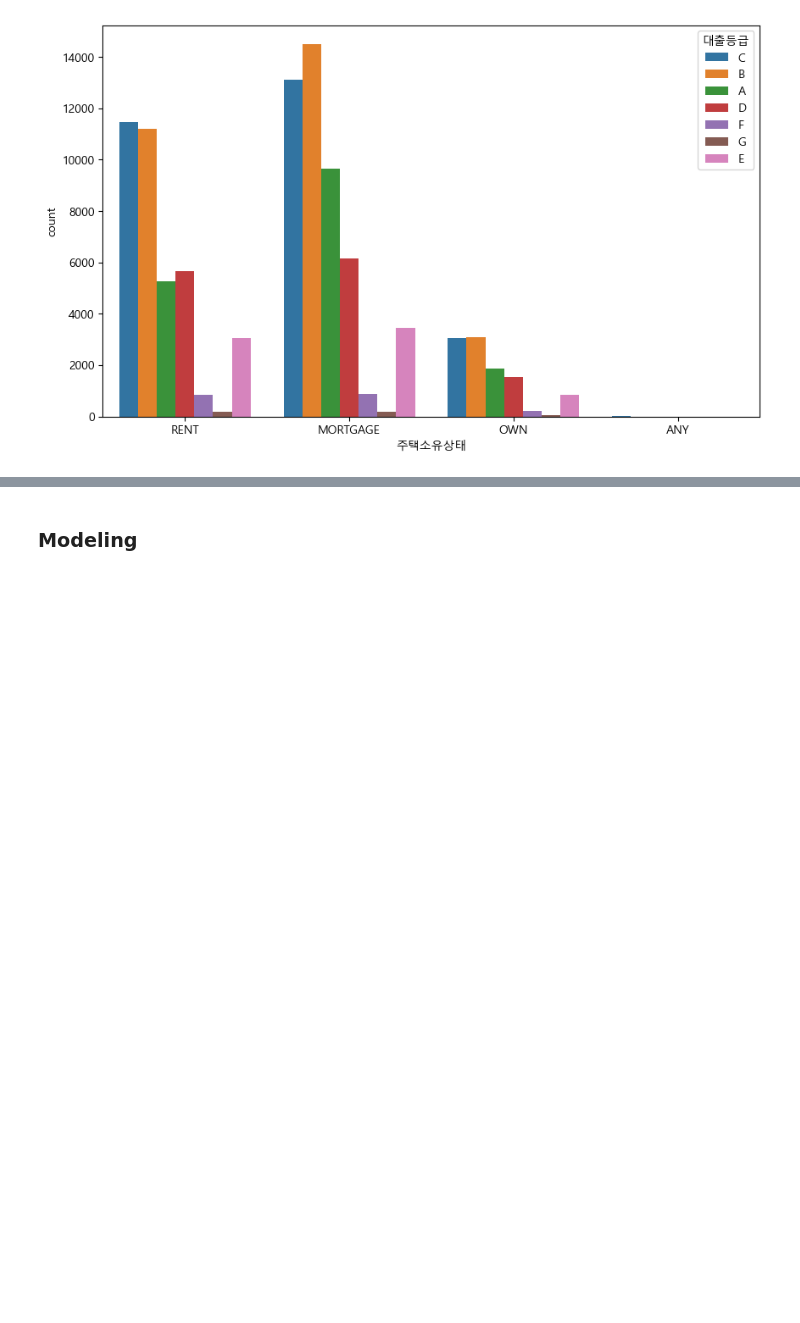
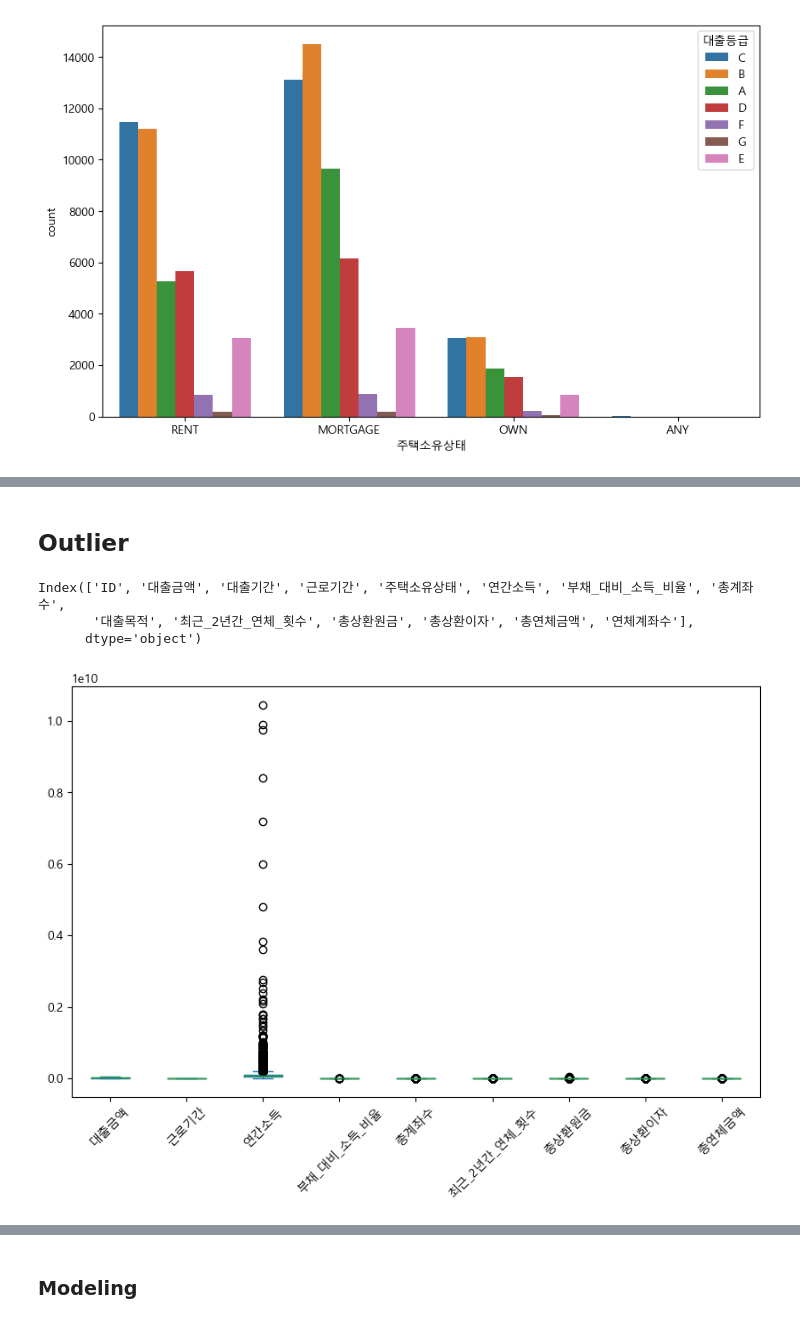
Before and after one commit to Nvuly/Customer_Loan_Rating_Hackathon, a Jupyter notebook: Customer_Loan_Rating_Hackathon.ipynb, the cells around one changed output, grey strips where cells are left out. Cells and saved outputs as stored; diff of their text form; code cells hidden in the pictures; blank space fills up the shorter version.

```diff
--- a/Customer_Loan_Rating_Hackathon.ipynb
+++ b/Customer_Loan_Rating_Hackathon.ipynb
@@ -3057,0 +3077,6 @@ plt.show()
+# %%
+file_path2 = 'D:\Code\[중]고객 대출 등급 문류 해커톤/test.csv'
+
+df2 = pd.read_csv(file_path2)
+
+print(df2)
@@ -3057,0 +3139,13 @@ plt.show()
+# %% [markdown]
+## Outlier
+# %%
+df2.columns
+# %% [output]
+Index(['ID', '대출금액', '대출기간', '근로기간', '주택소유상태', '연간소득', '부채_대비_소득_비율', '총계좌수',
+       '대출목적', '최근_2년간_연체_횟수', '총상환원금', '총상환이자', '총연체금액', '연체계좌수'],
+      dtype='object')
+# %%
+df2.loc[:, ['ID', '대출금액', '대출기간', '근로기간', '연간소득', '부채_대비_소득_비율', '총계좌수', '대출목적', '최근_2년간_연체_횟수', '총상환원금', '총상환이자','총연체금액']].plot(kind='box', rot=45)
+plt.show()
+# %% [output]
+[figure, added]
```
Also changed, not shown: parts of 20 cells of this notebook.
